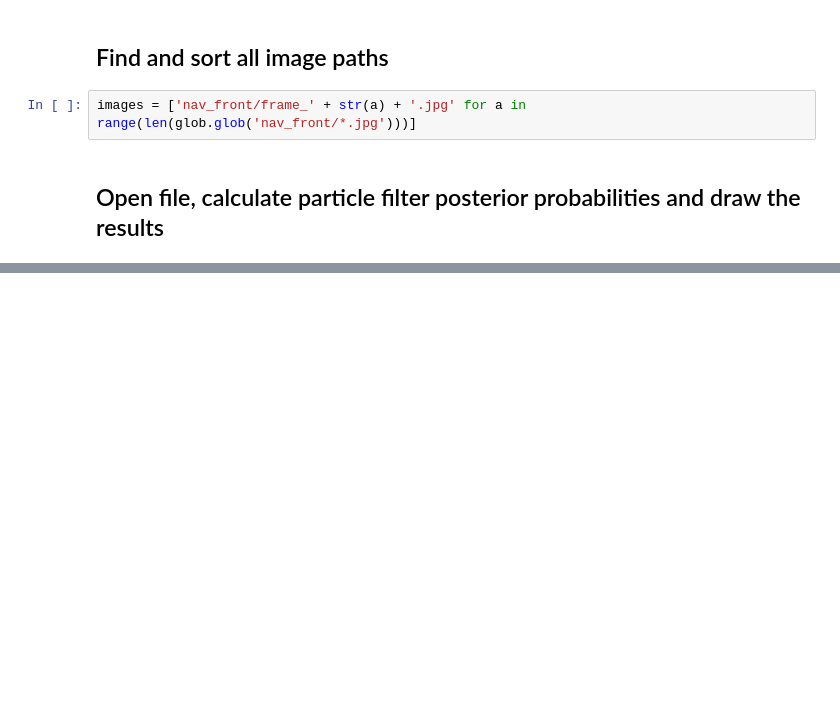
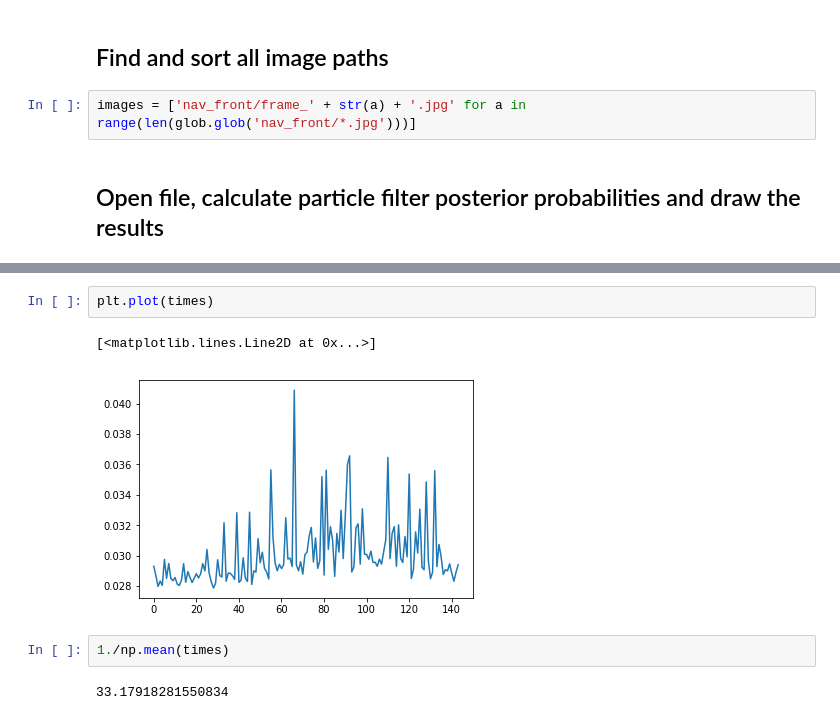
Before and after one commit to FelipeVein/visual_guidance, a Jupyter notebook: particle_filter_real_images.ipynb, the cells around one changed output, grey strips where cells are left out. Drawn from its saved outputs; the diff is of its cells as text; blank space fills up the shorter version.

```diff
--- a/particle_filter_real_images.ipynb
+++ b/particle_filter_real_images.ipynb
@@ -308,0 +339,9 @@ for image_path in images:
+# %%
+plt.plot(times)
+# %% [output]
+[<matplotlib.lines.Line2D at 0x...>]
+[figure, added]
+# %%
+1./np.mean(times)
+# %% [output]
+33.17918281550834
```
Also changed, not shown: parts of 20 cells of this notebook, 5 other files.
